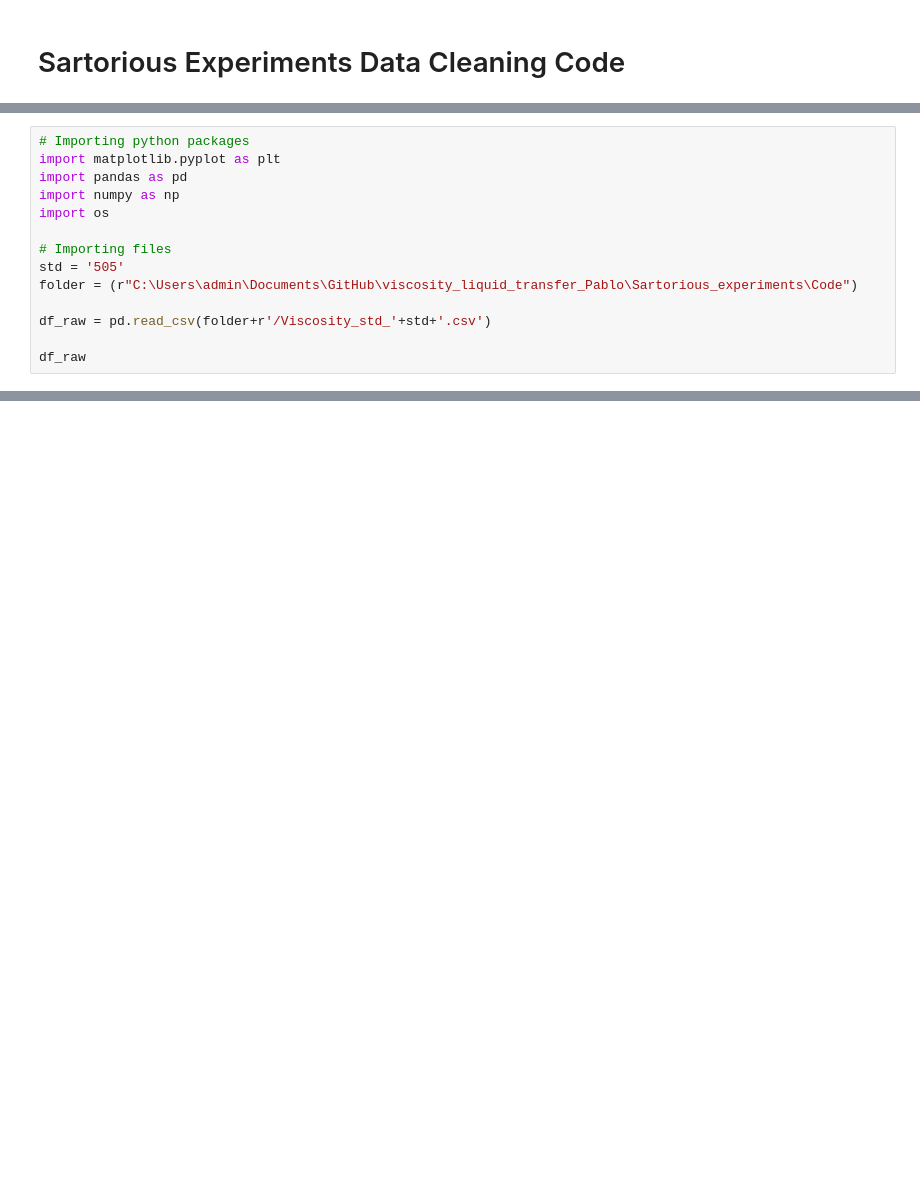
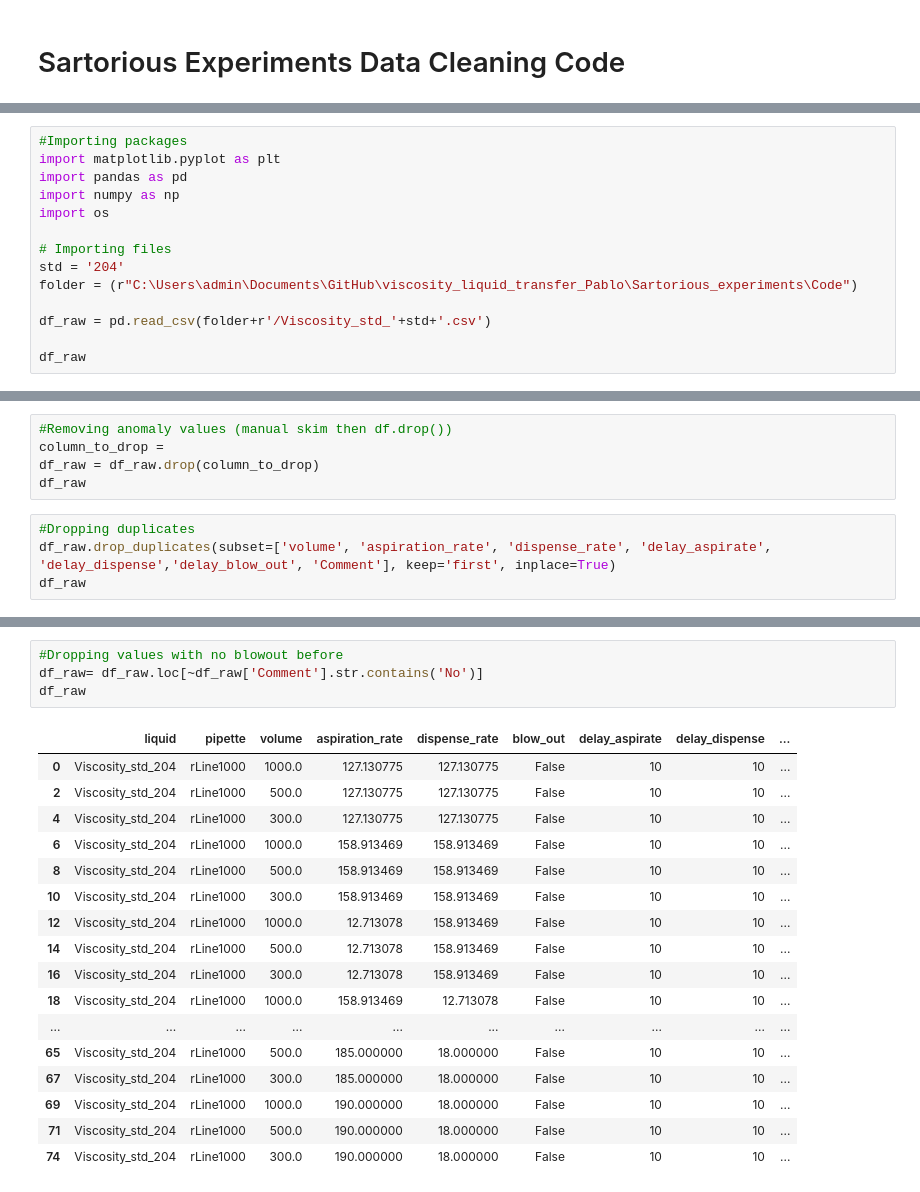
Before and after one commit to Quijanove/viscosity_liquid_transfer_Pablo, a Jupyter notebook: Sartorious_experiments/Code/Data_cleaning_code_sartorious.ipynb, the cells around one changed output, grey strips where cells are left out. Saved outputs shown, nothing was run; the diff lists cells and outputs as text; blank space fills up the shorter version.

```diff
--- a/Sartorious_experiments/Code/Data_cleaning_code_sartorious.ipynb
+++ b/Sartorious_experiments/Code/Data_cleaning_code_sartorious.ipynb
@@ -5,12 +3,12 @@ Step 1: Importing packages and files
 # %%
-# Importing python packages
+#Importing packages
 import matplotlib.pyplot as plt
 import pandas as pd
 import numpy as np
 import os
 
 # Importing files
-std = '505'
+std = '204'
 folder = (r"C:\Users\admin\Documents\GitHub\viscosity_liquid_transfer_Pablo\Sartorious_experiments\Code")
 
 df_raw = pd.read_csv(folder+r'/Viscosity_std_'+std+'.csv')
@@ -56,0 +31,9 @@ locals()[f"df_iter{iteration}"]
+# %%
+#Removing anomaly values (manual skim then df.drop())
+column_to_drop =
+df_raw = df_raw.drop(column_to_drop)
+df_raw
+# %%
+#Dropping duplicates
+df_raw.drop_duplicates(subset=['volume', 'aspiration_rate', 'dispense_rate', 'delay_aspirate', 'delay_dispense','delay_blow_out', 'Comment'], keep='first', inplace=True)
+df_raw
@@ -56,0 +54,22 @@ locals()[f"df_iter{iteration}"]
+# %%
+#Dropping values with no blowout before
+df_raw= df_raw.loc[~df_raw['Comment'].str.contains('No')]
+df_raw
+# %% [output]
+|  | liquid | pipette | volume | aspiration_rate | dispense_rate | blow_out | delay_aspirate | delay_dispense | ... |
+| 0 | Viscosity_std_204 | rLine1000 | 1000.0 | 127.130775 | 127.130775 | False | 10 | 10 | ... |
+| 2 | Viscosity_std_204 | rLine1000 | 500.0 | 127.130775 | 127.130775 | False | 10 | 10 | ... |
+| 4 | Viscosity_std_204 | rLine1000 | 300.0 | 127.130775 | 127.130775 | False | 10 | 10 | ... |
+| 6 | Viscosity_std_204 | rLine1000 | 1000.0 | 158.913469 | 158.913469 | False | 10 | 10 | ... |
+| 8 | Viscosity_std_204 | rLine1000 | 500.0 | 158.913469 | 158.913469 | False | 10 | 10 | ... |
+| 10 | Viscosity_std_204 | rLine1000 | 300.0 | 158.913469 | 158.913469 | False | 10 | 10 | ... |
+| 12 | Viscosity_std_204 | rLine1000 | 1000.0 | 12.713078 | 158.913469 | False | 10 | 10 | ... |
+| 14 | Viscosity_std_204 | rLine1000 | 500.0 | 12.713078 | 158.913469 | False | 10 | 10 | ... |
+| 16 | Viscosity_std_204 | rLine1000 | 300.0 | 12.713078 | 158.913469 | False | 10 | 10 | ... |
+| 18 | Viscosity_std_204 | rLine1000 | 1000.0 | 158.913469 | 12.713078 | False | 10 | 10 | ... |
+| ... | ... | ... | ... | ... | ... | ... | ... | ... | ... |
+| 65 | Viscosity_std_204 | rLine1000 | 500.0 | 185.000000 | 18.000000 | False | 10 | 10 | ... |
+| 67 | Viscosity_std_204 | rLine1000 | 300.0 | 185.000000 | 18.000000 | False | 10 | 10 | ... |
+| 69 | Viscosity_std_204 | rLine1000 | 1000.0 | 190.000000 | 18.000000 | False | 10 | 10 | ... |
+| 71 | Viscosity_std_204 | rLine1000 | 500.0 | 190.000000 | 18.000000 | False | 10 | 10 | ... |
+| 74 | Viscosity_std_204 | rLine1000 | 300.0 | 190.000000 | 18.000000 | False | 10 | 10 | ... |
```
Also changed, not shown: parts of 22 cells of this notebook, 8 other files.
